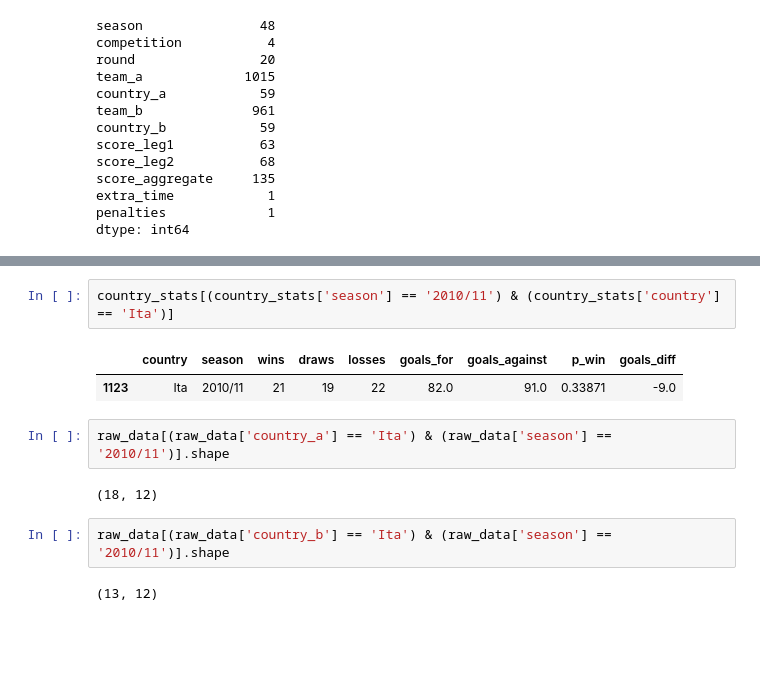
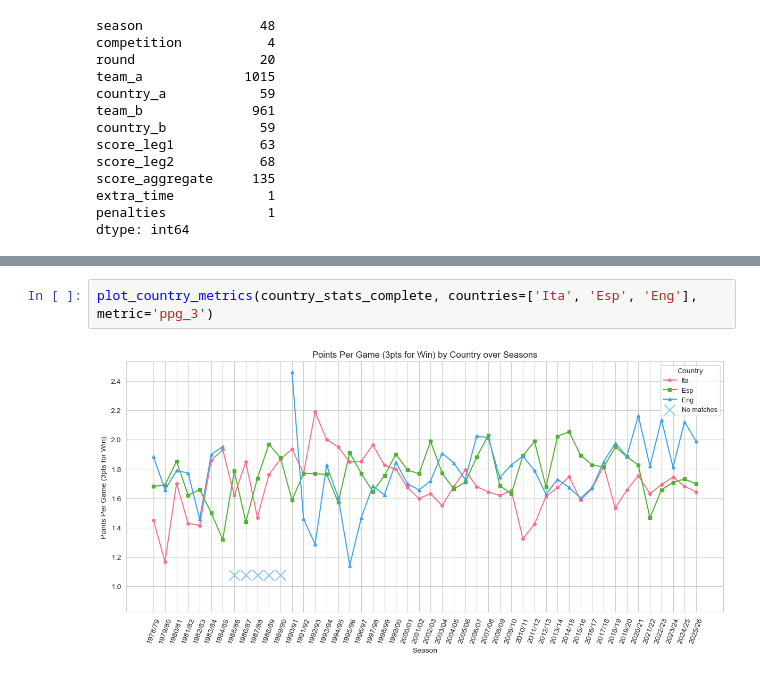
Before and after one commit to pacoraggio/Italian-Football-Clubs-Analysis, a Jupyter notebook: notebooks/data_wrangling.ipynb, the cells around one changed output, grey strips where cells are left out. Cells and saved outputs as stored; diff of their text form; blank space fills up the shorter version.

```diff
--- a/notebooks/data_wrangling.ipynb
+++ b/notebooks/data_wrangling.ipynb
@@ -262,13 +587,4 @@ plt.xticks(rotation=70);
-# %%
-country_stats[(country_stats['season'] == '2010/11') & (country_stats['country'] == 'Ita')]
-# %% [output]
-|  | country | season | wins | draws | losses | goals_for | goals_against | p_win | goals_diff |
-| 1123 | Ita | 2010/11 | 21 | 19 | 22 | 82.0 | 91.0 | 0.33871 | -9.0 |
-# %%
-raw_data[(raw_data['country_a'] == 'Ita') & (raw_data['season'] == '2010/11')].shape
-# %% [output]
-(18, 12)
-# %%
-raw_data[(raw_data['country_b'] == 'Ita') & (raw_data['season'] == '2010/11')].shape
-# %% [output]
-(13, 12)
+# %%
+plot_country_metrics(country_stats_complete, countries=['Ita', 'Esp', 'Eng'], metric='ppg_3')
+# %% [output]
+[figure, added]
```
Also changed, not shown: parts of 37 cells of this notebook.
